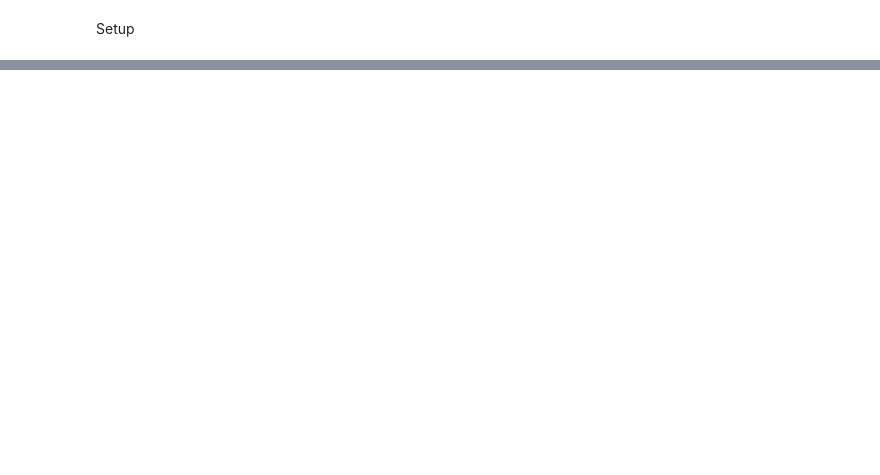
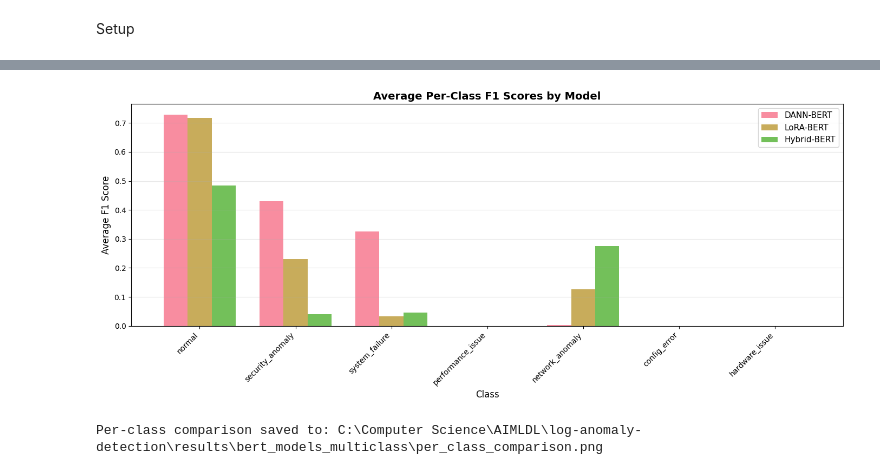
Before and after one commit to krishnasharma4415/log-anomaly-detection, a Jupyter notebook: notebooks/bert-models.ipynb, the cells around one changed output, grey strips where cells are left out. Drawn from its saved outputs; the diff is of its cells as text; code cells hidden in the pictures; blank space fills up the shorter version.

Commit message:
bert models trained and working

```diff
--- a/notebooks/bert-models.ipynb
+++ b/notebooks/bert-models.ipynb
@@ -1056,0 +201,5 @@ Hybrid Classifier 0.451   0.270 -0.119    0.447     0.292    0.490        0.980
+# %%
+print("Loading tokenizer...")
+tokenizer = AutoTokenizer.from_pretrained(MODEL_CONFIG['bert_model_name'])
+print(f"Tokenizer loaded: {MODEL_CONFIG['bert_model_name']}")
+print(f"Vocab size: {tokenizer.vocab_size}")
@@ -1056,0 +1610,34 @@ Hybrid Classifier 0.451   0.270 -0.119    0.447     0.292    0.490        0.980
+# %%
+fig, ax = plt.subplots(figsize=(14, 6))
+
+models = results_df['model'].unique()
+class_labels = [LABEL_MAP[i] for i in range(7)]
+x = np.arange(len(class_labels))
+width = 0.25
+
+for i, model in enumerate(models):
+    model_data = results_df[results_df['model'] == model]
+    avg_per_class = []
+
+    for label in range(7):
+        scores = [row['per_class_f1'].get(label, 0) for _, row in model_data.iterrows()]
+        avg_per_class.append(np.mean(scores))
+
+    ax.bar(x + i*width, avg_per_class, width, label=model, alpha=0.8)
+
+ax.set_xlabel('Class', fontsize=12)
+ax.set_ylabel('Average F1 Score', fontsize=12)
+ax.set_title('Average Per-Class F1 Scores by Model', fontsize=14, fontweight='bold')
+ax.set_xticks(x + width)
+ax.set_xticklabels(class_labels, rotation=45, ha='right')
+ax.legend(fontsize=11)
+ax.grid(axis='y', alpha=0.3)
+
+plt.tight_layout()
+plt.savefig(RESULTS_PATH / "per_class_comparison.png", dpi=300, bbox_inches='tight')
+plt.show()
+
+print(f"Per-class comparison saved to: {RESULTS_PATH / 'per_class_comparison.png'}")
+# %% [output]
+[figure, added]
+Per-class comparison saved to: C:\Computer Science\AIMLDL\log-anomaly-detection\results\bert_models_multiclass\per_class_comparison.png
```
Also changed, not shown: parts of 55 cells of this notebook, 58 other files.
